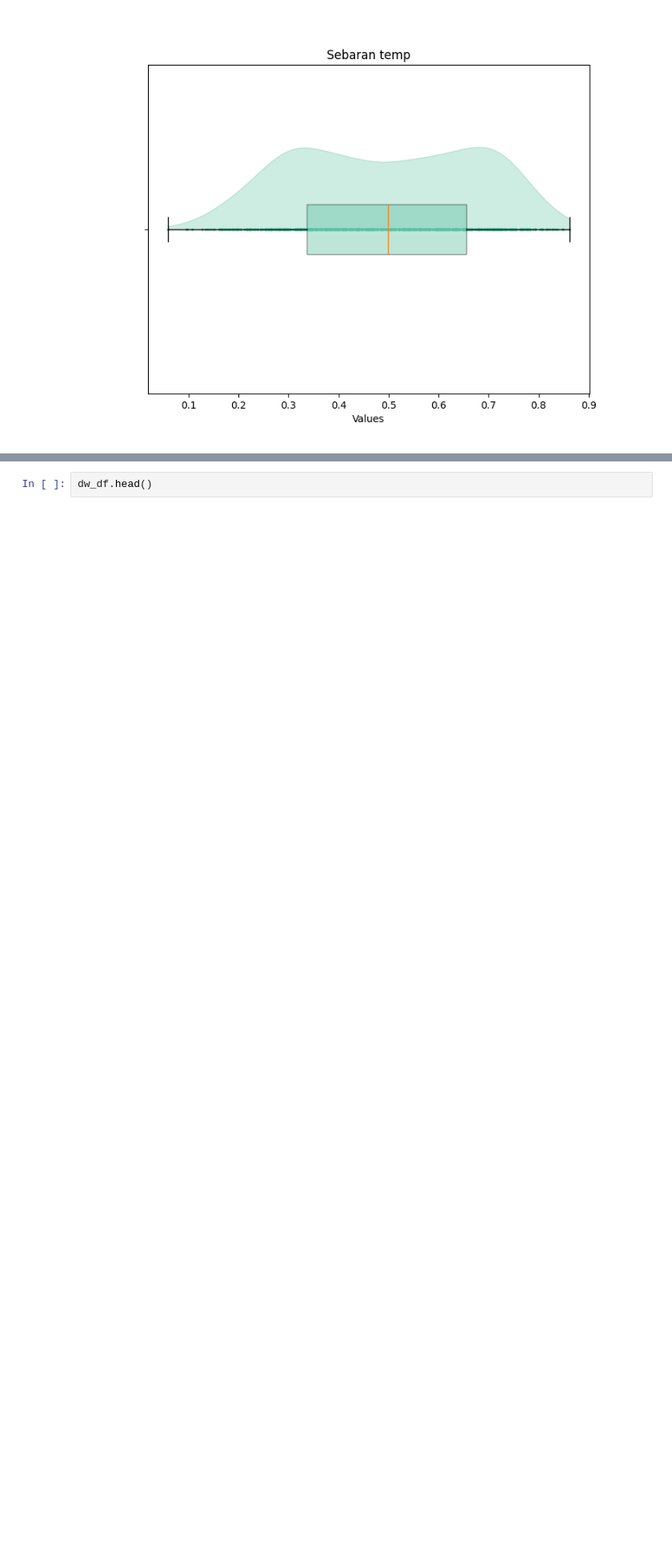
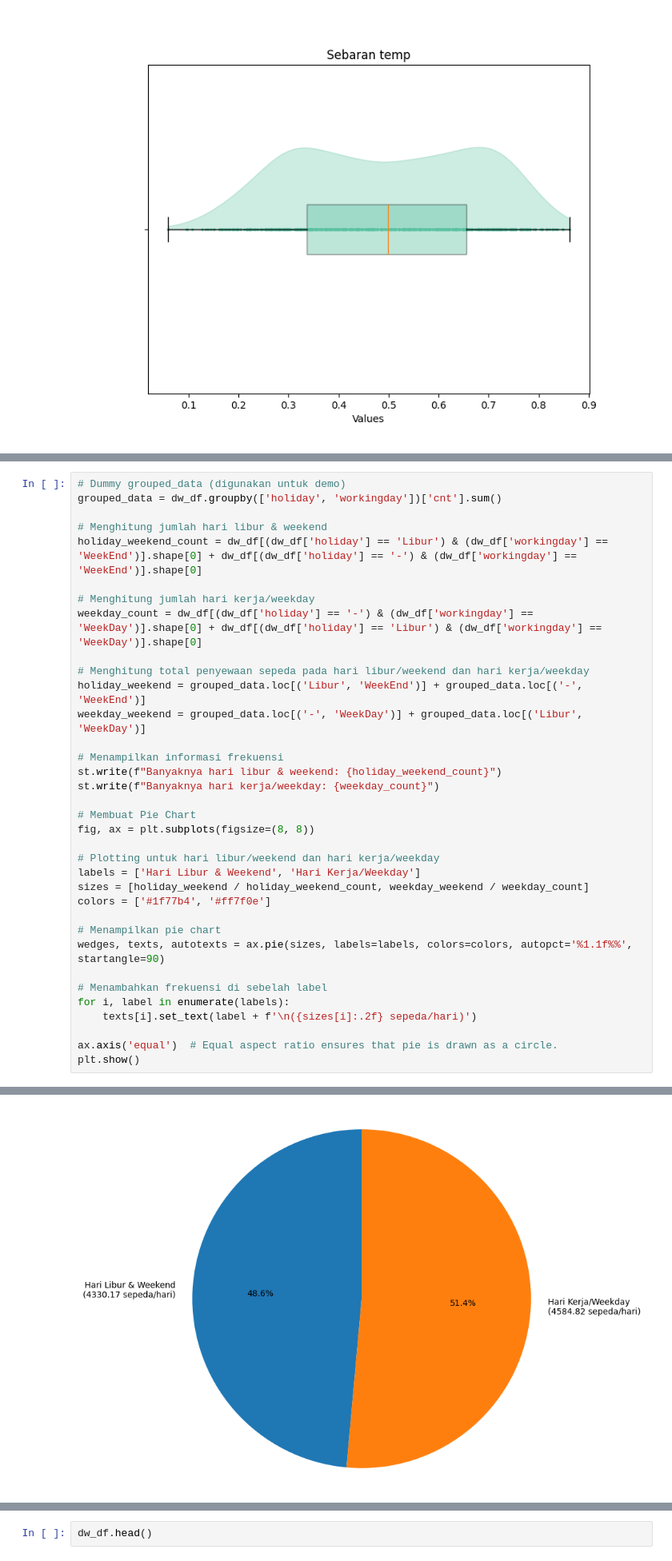
Before and after one commit to Zen-Rofiqy/Bangkit-2024, a Jupyter notebook: 04 Analisis Data dng Py/@Proyek-akhir/MyDashBoard.ipynb, the cells around one changed output, grey strips where cells are left out. Shown at 80% size. Cells and saved outputs as stored; diff of their text form; blank space fills up the shorter version.

```diff
--- a/04 Analisis Data dng Py/@Proyek-akhir/MyDashBoard.ipynb
+++ b/04 Analisis Data dng Py/@Proyek-akhir/MyDashBoard.ipynb
@@ -792,0 +832,36 @@ display(Image(c_temp.getvalue()))
+# %%
+# Dummy grouped_data (digunakan untuk demo)
+grouped_data = dw_df.groupby(['holiday', 'workingday'])['cnt'].sum()
+
+# Menghitung jumlah hari libur & weekend
+holiday_weekend_count = dw_df[(dw_df['holiday'] == 'Libur') & (dw_df['workingday'] == 'WeekEnd')].shape[0] + dw_df[(dw_df['holiday'] == '-') & (dw_df['workingday'] == 'WeekEnd')].shape[0]
+
+# Menghitung jumlah hari kerja/weekday
+weekday_count = dw_df[(dw_df['holiday'] == '-') & (dw_df['workingday'] == 'WeekDay')].shape[0] + dw_df[(dw_df['holiday'] == 'Libur') & (dw_df['workingday'] == 'WeekDay')].shape[0]
+
+# Menghitung total penyewaan sepeda pada hari libur/weekend dan hari kerja/weekday
+holiday_weekend = grouped_data.loc[('Libur', 'WeekEnd')] + grouped_data.loc[('-', 'WeekEnd')]
+weekday_weekend = grouped_data.loc[('-', 'WeekDay')] + grouped_data.loc[('Libur', 'WeekDay')]
+
+# Menampilkan informasi frekuensi
+st.write(f"Banyaknya hari libur & weekend: {holiday_weekend_count}")
+st.write(f"Banyaknya hari kerja/weekday: {weekday_count}")
+
+# Membuat Pie Chart
+fig, ax = plt.subplots(figsize=(8, 8))
+
+# Plotting untuk hari libur/weekend dan hari kerja/weekday
+labels = ['Hari Libur & Weekend', 'Hari Kerja/Weekday']
+sizes = [holiday_weekend / holiday_weekend_count, weekday_weekend / weekday_count]
+colors = ['#1f77b4', '#ff7f0e']
+
+# Menampilkan pie chart
+wedges, texts, autotexts = ax.pie(sizes, labels=labels, colors=colors, autopct='%1.1f%%', startangle=90)
+
+# Menambahkan frekuensi di sebelah label
+for i, label in enumerate(labels):
+    texts[i].set_text(label + f'\n({sizes[i]:.2f} sepeda/hari)')
+
+ax.axis('equal')  # Equal aspect ratio ensures that pie is drawn as a circle.
+plt.show()
+# %% [output]
@@ -792,0 +869 @@ display(Image(c_temp.getvalue()))
+[figure, added]
```
Also changed, not shown: parts of 10 cells of this notebook, 5 other files.
